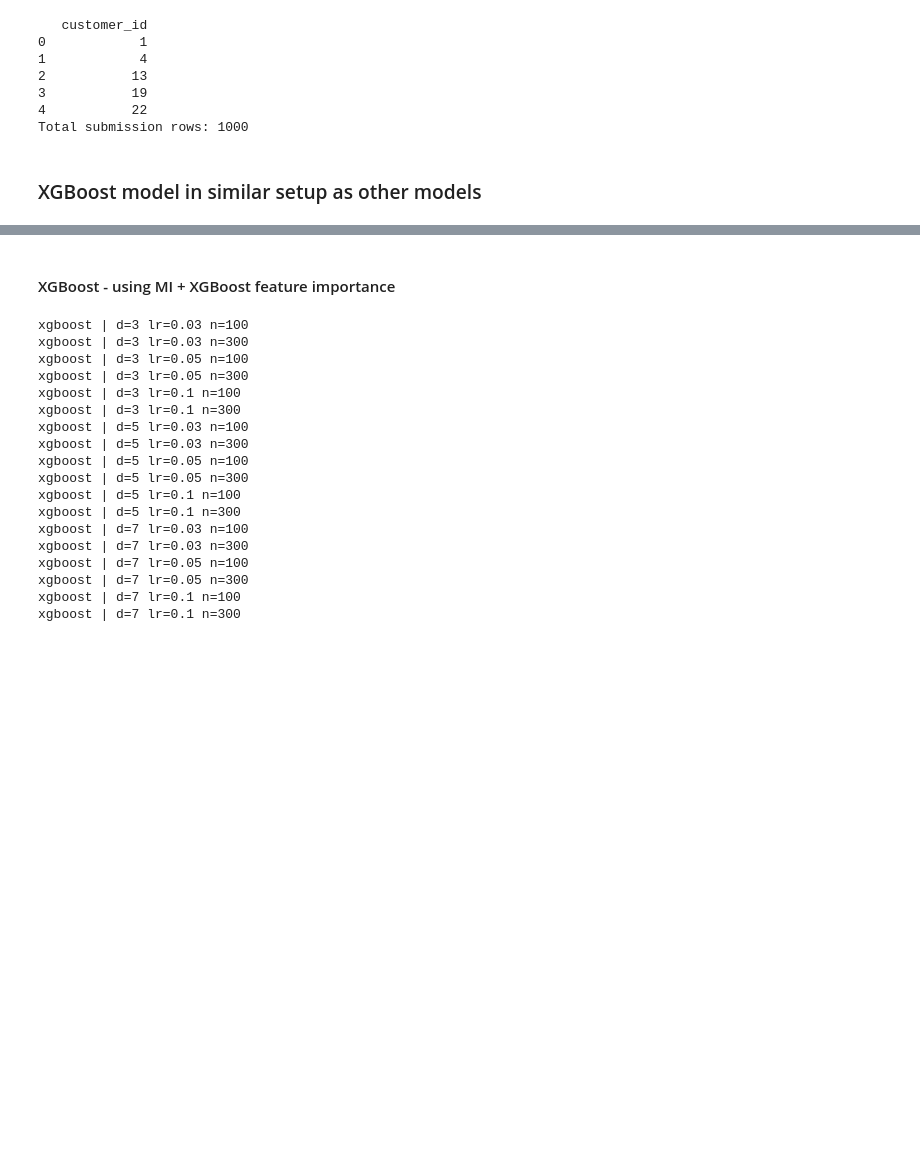
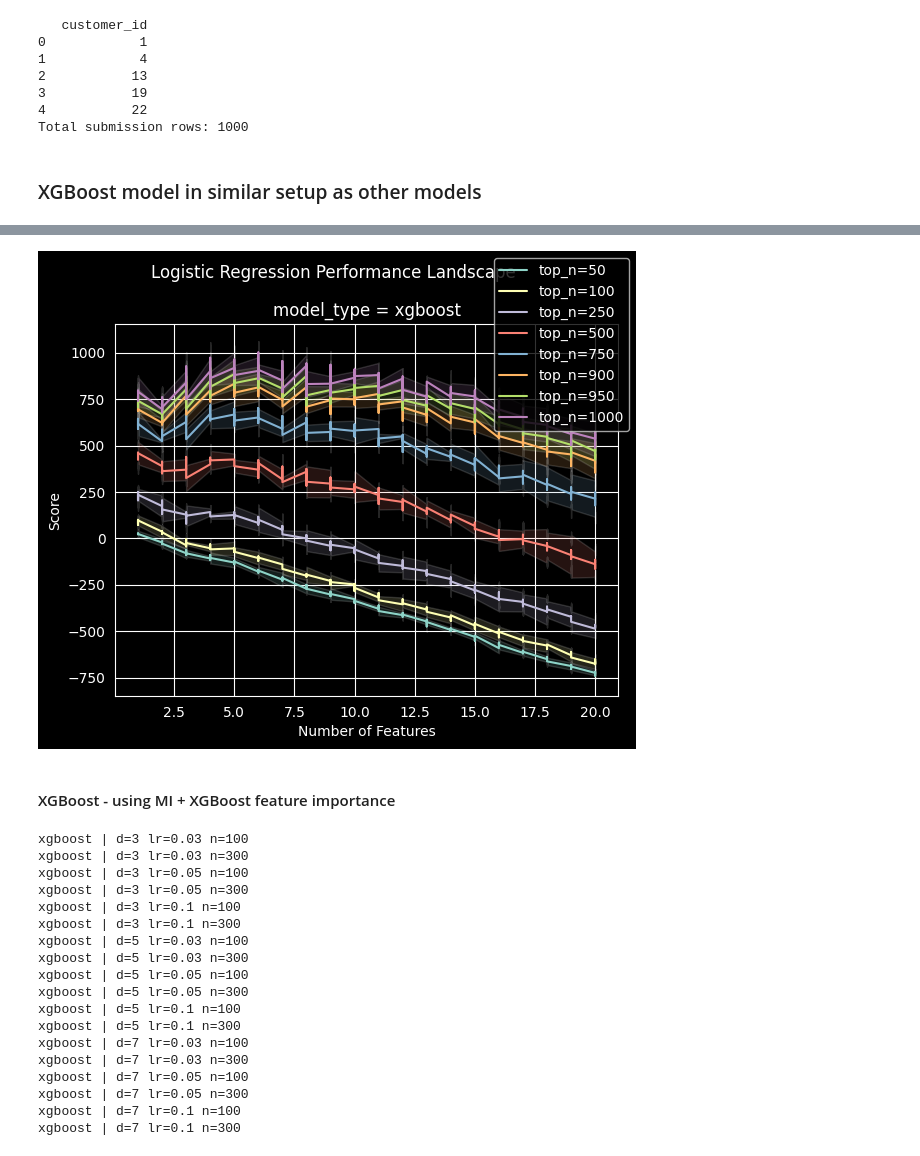
Before and after one commit to kwiatkowskaa/cost-sensitive-predictive-modeling, a Jupyter notebook: notebooks_scaled/04_xgboost_model_MM.ipynb, the cells around one changed output, grey strips where cells are left out. Saved outputs shown, nothing was run; the diff lists cells and outputs as text; code cells hidden in the pictures; blank space fills up the shorter version.

Commit message:
added plots for XGBoost

```diff
--- a/notebooks_scaled/04_xgboost_model_MM.ipynb
+++ b/notebooks_scaled/04_xgboost_model_MM.ipynb
@@ -297,7 +298,7 @@ Total submission rows: 1000
 # %%
 from sklearn.preprocessing import MinMaxScaler
 
-feature_importance_df = pd.read_csv("../outputs/feature_importance_ranking.csv")
+feature_importance_df = pd.read_csv("../outputs/feature_importance_ranking_xgb.csv")
 x_train = pd.read_csv("../data/x_train.txt", sep=" ")
 y_train = pd.read_csv("../data/y_train.txt")
 
@@ -323,7 +324,7 @@ K_VALUES = range(1, 21)
 TOP_N_VALUES = [50, 100, 250, 500, 750, 900, 950, 1000]
 all_results = []
 
-sorted_features = feature_importance_df.sort_values("mi_rank")["feature"].values
+sorted_features = feature_importance_df.sort_values("xgb_rank")["feature"].values
 print(f"First feature is: {sorted_features[0]}")
 
 for model_name, model_class in MODEL_CONFIGS.items():
@@ -424,3 +425,17 @@ final_results.sort_values(by="score", ascending=False).head(20)
+# %%
+plot_metric_surface(
+    df=final_results,
+    x_col="n_features",
+    y_col="score",
+    split_col="model_type",
+    line_col="top_n",
+    std_col="score_std",
+    title="Logistic Regression Performance Landscape",
+    x_label="Number of Features",
+    y_label="Score"
+)
+# %% [output]
+[figure, added]
 # %% [markdown]
 #### XGBoost - using MI + XGBoost feature importance
 # %%
```
Also changed, not shown: parts of 6 cells of this notebook.
